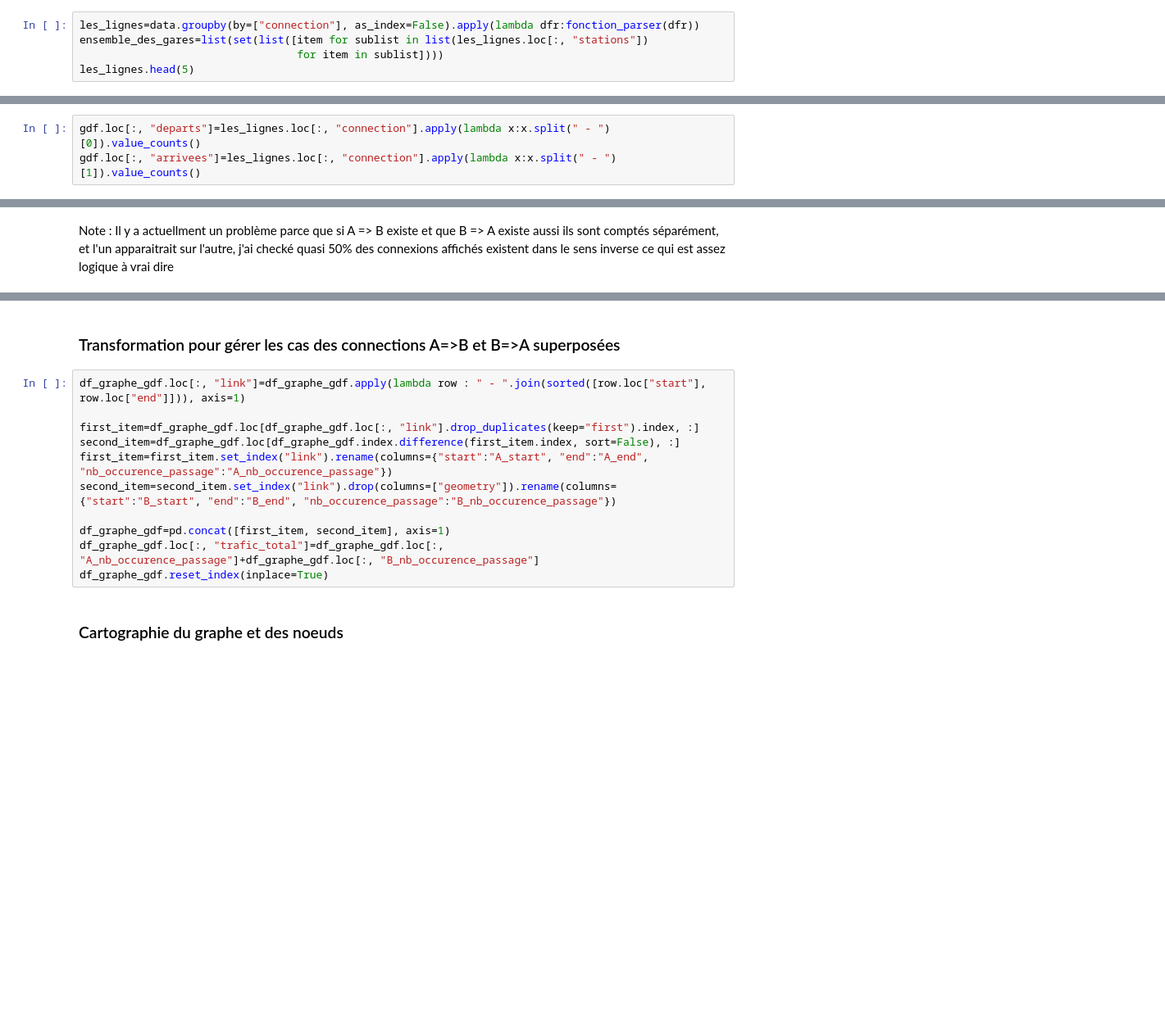
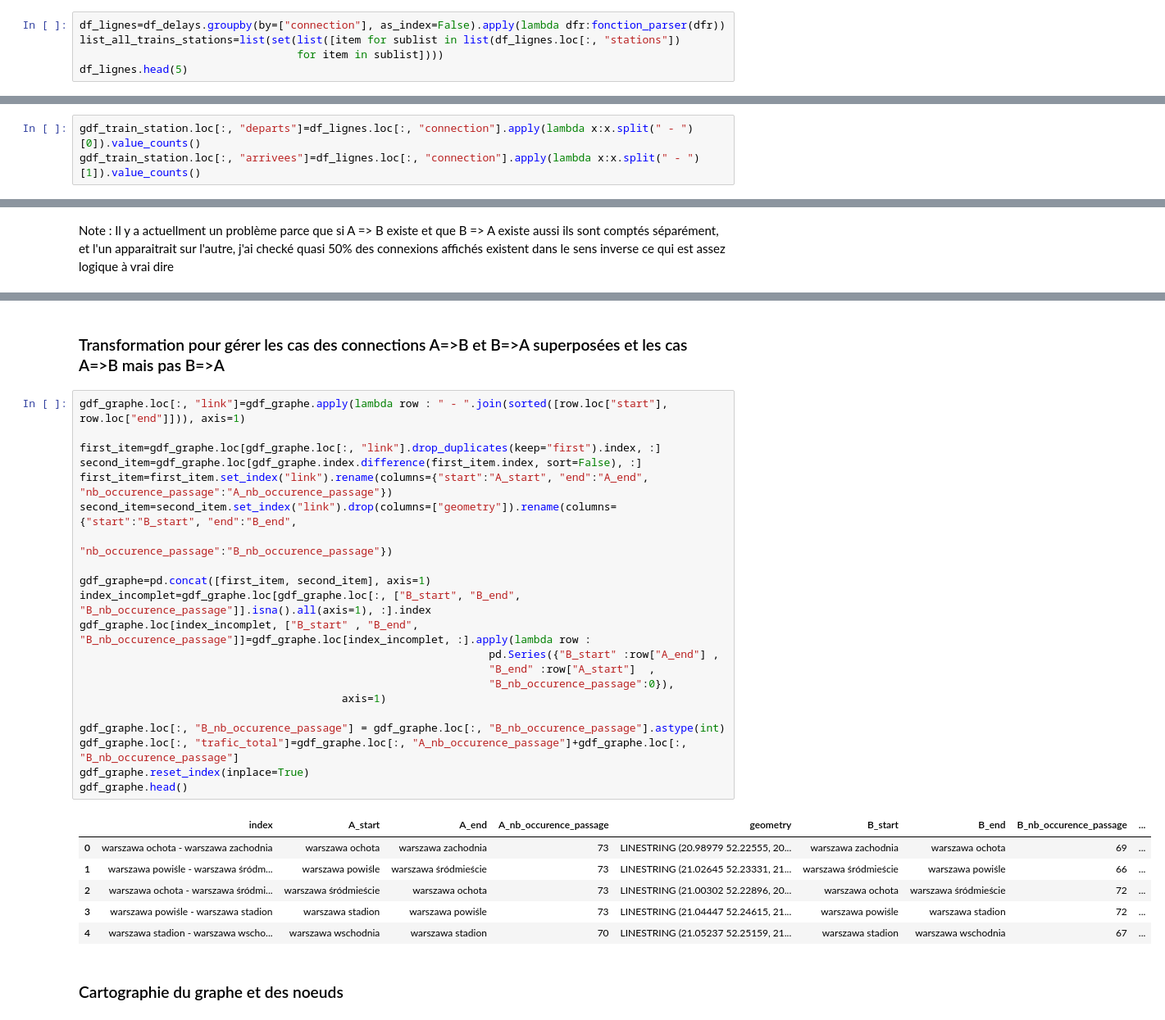
Before and after one commit to runpaul/Polish-train-delay, a Jupyter notebook: Graph_gps_pologne_train.ipynb, the cells around one changed output, grey strips where cells are left out. Shown at 82% size. Cells and saved outputs as stored; diff of their text form; blank space fills up the shorter version.

Commit message:
Modification pour rajouter le bug des connexions A=>B mais pas de B=>A

```diff
--- a/Graph_gps_pologne_train.ipynb
+++ b/Graph_gps_pologne_train.ipynb
@@ -53,8 +68,8 @@ data.loc[:, "connection"]=data.loc[:, "connection"].apply(lambda x:x.lower())
 # %%
-les_lignes=data.groupby(by=["connection"], as_index=False).apply(lambda dfr:fonction_parser(dfr))
-ensemble_des_gares=list(set(list([item for sublist in list(les_lignes.loc[:, "stations"])
+df_lignes=df_delays.groupby(by=["connection"], as_index=False).apply(lambda dfr:fonction_parser(dfr))
+list_all_trains_stations=list(set(list([item for sublist in list(df_lignes.loc[:, "stations"])
                                   for item in sublist])))
-les_lignes.head(5)
+df_lignes.head(5)
 # %% [output]
 |  | connection | stations |
 | 0 | bednary - warszawa wschodnia | [bednary, jasionna łowicka, kęszy... |
@@ -63,8 +78,8 @@ les_lignes.head(5)
 | 3 | białystok - warszawa wschodnia | [białystok, warszawa wschodnia] |
 | 4 | białystok - warszawa zachodnia | [białystok, warszawa wschodnia, w... |
 # %%
-gdf.loc[:, "departs"]=les_lignes.loc[:, "connection"].apply(lambda x:x.split(" - ")[0]).value_counts()
-gdf.loc[:, "arrivees"]=les_lignes.loc[:, "connection"].apply(lambda x:x.split(" - ")[1]).value_counts()
+gdf_train_station.loc[:, "departs"]=df_lignes.loc[:, "connection"].apply(lambda x:x.split(" - ")[0]).value_counts()
+gdf_train_station.loc[:, "arrivees"]=df_lignes.loc[:, "connection"].apply(lambda x:x.split(" - ")[1]).value_counts()
 # %% [markdown]
 il est notable que la majorité des gares ne sont pas dans les stations, autrement dit la colonne name mais dans le nom de la connexion (probablement des directs)
 # %% [markdown]
@@ -203,18 +226,35 @@ df_graphe_gdf.head(4)
 | 2 | warszawa śródmieście | warszawa ochota | 73 | LINESTRING (21.00302 52.22896, 20... |
 | 3 | warszawa stadion | warszawa powiśle | 73 | LINESTRING (21.04447 52.24615, 21... |
 # %% [markdown]
-### Transformation pour gérer les cas des connections A=>B et B=>A superposées
+### Transformation pour gérer les cas des connections A=>B et B=>A superposées et les cas A=>B mais pas B=>A
 # %%
-df_graphe_gdf.loc[:, "link"]=df_graphe_gdf.apply(lambda row : " - ".join(sorted([row.loc["start"], row.loc["end"]])), axis=1)
+gdf_graphe.loc[:, "link"]=gdf_graphe.apply(lambda row : " - ".join(sorted([row.loc["start"], row.loc["end"]])), axis=1)
 
-first_item=df_graphe_gdf.loc[df_graphe_gdf.loc[:, "link"].drop_duplicates(keep="first").index, :]
-second_item=df_graphe_gdf.loc[df_graphe_gdf.index.difference(first_item.index, sort=False), :]
+first_item=gdf_graphe.loc[gdf_graphe.loc[:, "link"].drop_duplicates(keep="first").index, :]
+second_item=gdf_graphe.loc[gdf_graphe.index.difference(first_item.index, sort=False), :]
 first_item=first_item.set_index("link").rename(columns={"start":"A_start", "end":"A_end", "nb_occurence_passage":"A_nb_occurence_passage"})
-second_item=second_item.set_index("link").drop(columns=["geometry"]).rename(columns={"start":"B_start", "end":"B_end", "nb_occurence_passage":"B_nb_occurence_passage"})
+second_item=second_item.set_index("link").drop(columns=["geometry"]).rename(columns={"start":"B_start", "end":"B_end",
+                                                                                     "nb_occurence_passage":"B_nb_occurence_passage"})
 
-df_graphe_gdf=pd.concat([first_item, second_item], axis=1)
-df_graphe_gdf.loc[:, "trafic_total"]=df_graphe_gdf.loc[:, "A_nb_occurence_passage"]+df_graphe_gdf.loc[:, "B_nb_occurence_passage"]
-df_graphe_gdf.reset_index(inplace=True)
+gdf_graphe=pd.concat([first_item, second_item], axis=1)
+index_incomplet=gdf_graphe.loc[gdf_graphe.loc[:, ["B_start", "B_end", "B_nb_occurence_passage"]].isna().all(axis=1), :].index
+gdf_graphe.loc[index_incomplet, ["B_start" , "B_end", "B_nb_occurence_passage"]]=gdf_graphe.loc[index_incomplet, :].apply(lambda row :
+                                                                pd.Series({"B_start" :row["A_end"] ,
+                                                                "B_end" :row["A_start"]  ,
+                                                                "B_nb_occurence_passage":0}),
+                                         axis=1)
+
+gdf_graphe.loc[:, "B_nb_occurence_passage"] = gdf_graphe.loc[:, "B_nb_occurence_passage"].astype(int)
+gdf_graphe.loc[:, "trafic_total"]=gdf_graphe.loc[:, "A_nb_occurence_passage"]+gdf_graphe.loc[:, "B_nb_occurence_passage"]
+gdf_graphe.reset_index(inplace=True)
+gdf_graphe.head()
+# %% [output]
+|  | index | A_start | A_end | A_nb_occurence_passage | geometry | B_start | B_end | B_nb_occurence_passage | ... |
+| 0 | warszawa ochota - warszawa zachodnia | warszawa ochota | warszawa zachodnia | 73 | LINESTRING (20.98979 52.22555, 20... | warszawa zachodnia | warszawa ochota | 69 | ... |
+| 1 | warszawa powiśle - warszawa śródm... | warszawa powiśle | warszawa śródmieście | 73 | LINESTRING (21.02645 52.23331, 21... | warszawa śródmieście | warszawa powiśle | 66 | ... |
+| 2 | warszawa ochota - warszawa śródmi... | warszawa śródmieście | warszawa ochota | 73 | LINESTRING (21.00302 52.22896, 20... | warszawa ochota | warszawa śródmieście | 72 | ... |
+| 3 | warszawa powiśle - warszawa stadion | warszawa stadion | warszawa powiśle | 73 | LINESTRING (21.04447 52.24615, 21... | warszawa powiśle | warszawa stadion | 72 | ... |
+| 4 | warszawa stadion - warszawa wscho... | warszawa wschodnia | warszawa stadion | 70 | LINESTRING (21.05237 52.25159, 21... | warszawa stadion | warszawa wschodnia | 67 | ... |
 # %% [markdown]
 ### Cartographie du graphe et des noeuds
 # %%
```
Also changed, not shown: parts of 9 cells of this notebook.
